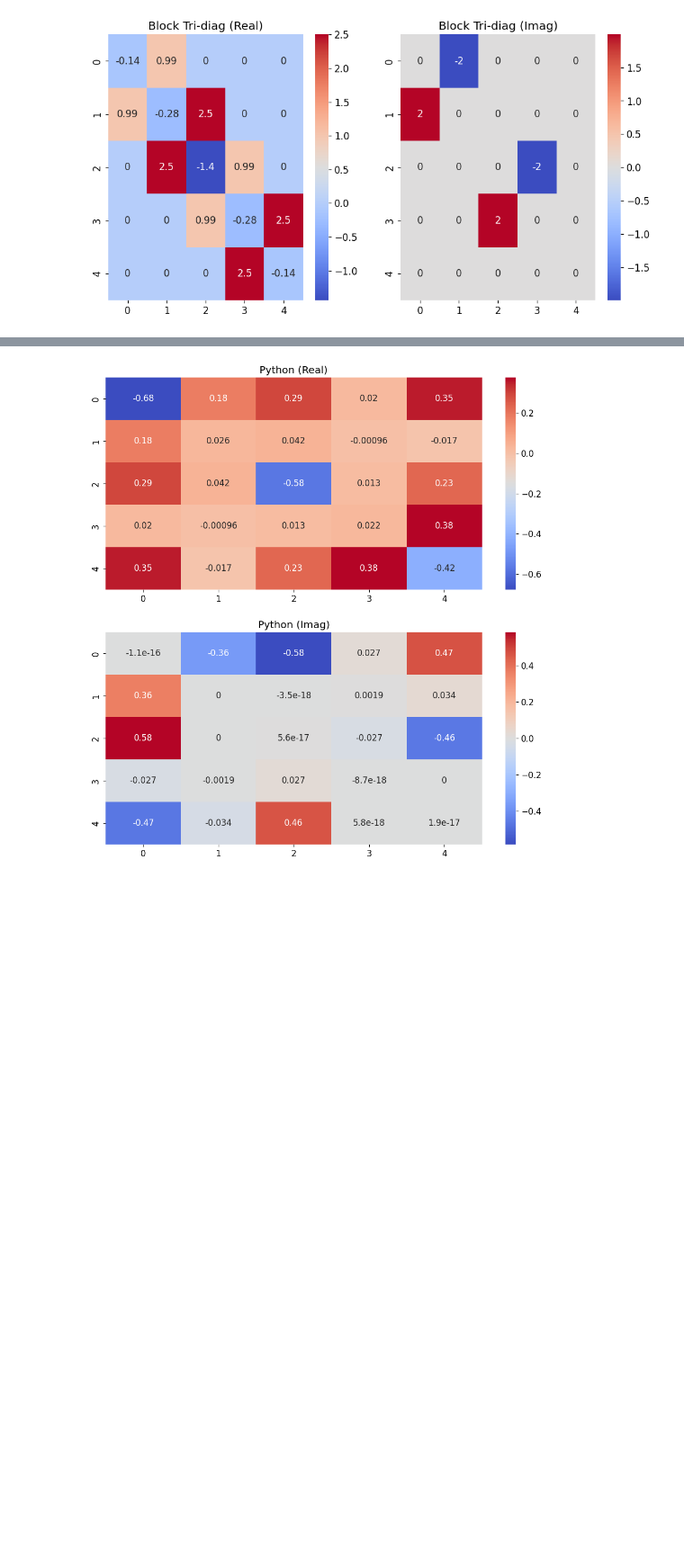
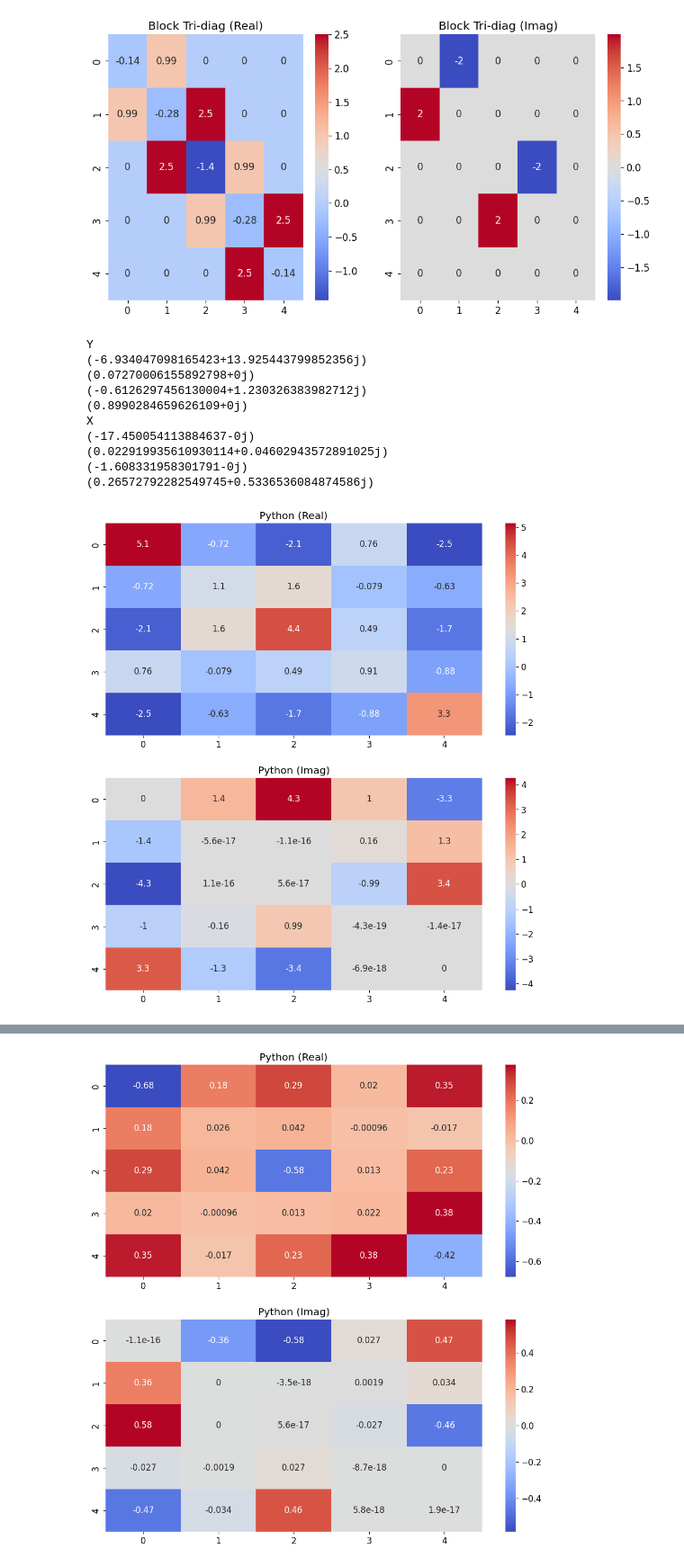
Before and after one commit to AMReX-Microelectronics/Electrostatic, a Jupyter notebook: Tools/MatrixInversion/python/MatrixInversion.ipynb, the cells around one changed output, grey strips where cells are left out. Shown: that part at 90% size. Drawn from its saved outputs; the diff is of its cells as text; code cells hidden in the pictures; blank space fills up the shorter version.

```diff
--- a/Tools/MatrixInversion/python/MatrixInversion.ipynb
+++ b/Tools/MatrixInversion/python/MatrixInversion.ipynb
@@ -129,7 +129,7 @@ if(PrintFigures):
 # %% [output]
 [figure]
 # %%
-def BTD(M,M_inv):
+def BTD(M,M_inv,Aspectral,Gamma_comp):
     size = np.shape(M)[0]
     A=np.diag(M,0)
     B=np.diag(M,-1)
@@ -167,6 +167,20 @@ def BTD(M,M_inv):
             #print(m+1,n)
             M_inv[m+1][n] = -X_tilde[m]*M_inv[m][n]
 
+    Gamma = np.zeros(np.shape(M_inv),dtype=complex)
+    Gamma[0][0] = Gamma_comp[0][0]
+    Gamma[size-1][size-1] = Gamma_comp[1][0]
+
+    #sns.heatmap(np.real(Gamma),cmap='coolwarm',annot=True)
+
+    Aspectral = M_inv@Gamma@M_inv.conj().T
+    #sns.heatmap(np.real(As),cmap='coolwarm',annot=True)
+    if(PrintFigures):
+        fig, ax =plt.subplots(2,1,figsize = (12,12))
+        sns.heatmap(np.real(Aspectral),cmap='coolwarm',annot=True,ax=ax[0])
+        ax[0].set_title('Python (Real)')
+        sns.heatmap(np.imag(Aspectral),cmap='coolwarm',annot=True,ax=ax[1])
+        ax[1].set_title('Python (Imag)')
 #     python_inverse=inv(H_mode)
 #     if(PrintFigures):
 #         #plt.figure(figsize = (12,6))
@@ -180,4 +194,34 @@ def BTD(M,M_inv):
 #         ax[0][1].set_title('Python (Real)')
 #         sns.heatmap(np.imag(python_inverse),cmap='coolwarm',annot=True,ax=ax[1][1])
 #         ax[1][1].set_title('Python (Imag)')
+# %%
+python_inverse=inv(H_mode)
+G = np.zeros(np.shape(H_mode),dtype=complex)
+As = np.zeros(np.shape(H_mode),dtype=complex)
+
+
+num_contacts = 2
+num_EnPts=1
+Sigma_comp = np.zeros((num_contacts,1),dtype=complex)
+for c in range(0,num_contacts):
+    for e in range(0,num_EnPts):
+        Sigma_comp[c][e] = 640.5 + 1j*(-3.1977)
+Gamma_comp = np.zeros((num_contacts,1),dtype=complex)
+for c in range(0,num_contacts):
+    for e in range(0,num_EnPts):
+        Gamma_comp[c][e] = 1j*(Sigma_comp[c][e]  - np.conjugate(Sigma_comp[c][e] ))
+
+BTD(H_mode,G,As,Gamma_comp)
+# %% [output]
+Y
+(-6.934047098165423+13.925443799852356j)
+(0.07270006155892798+0j)
+(-0.6126297456130004+1.230326383982712j)
+(0.8990284659626109+0j)
+X
+(-17.450054113884637-0j)
+(0.022919935610930114+0.04602943572891025j)
+(-1.608331958301791-0j)
+(0.26572792282549745+0.5336536084874586j)
+[figure, added]
 # %%
```
Also changed, not shown: parts of 7 cells of this notebook.
